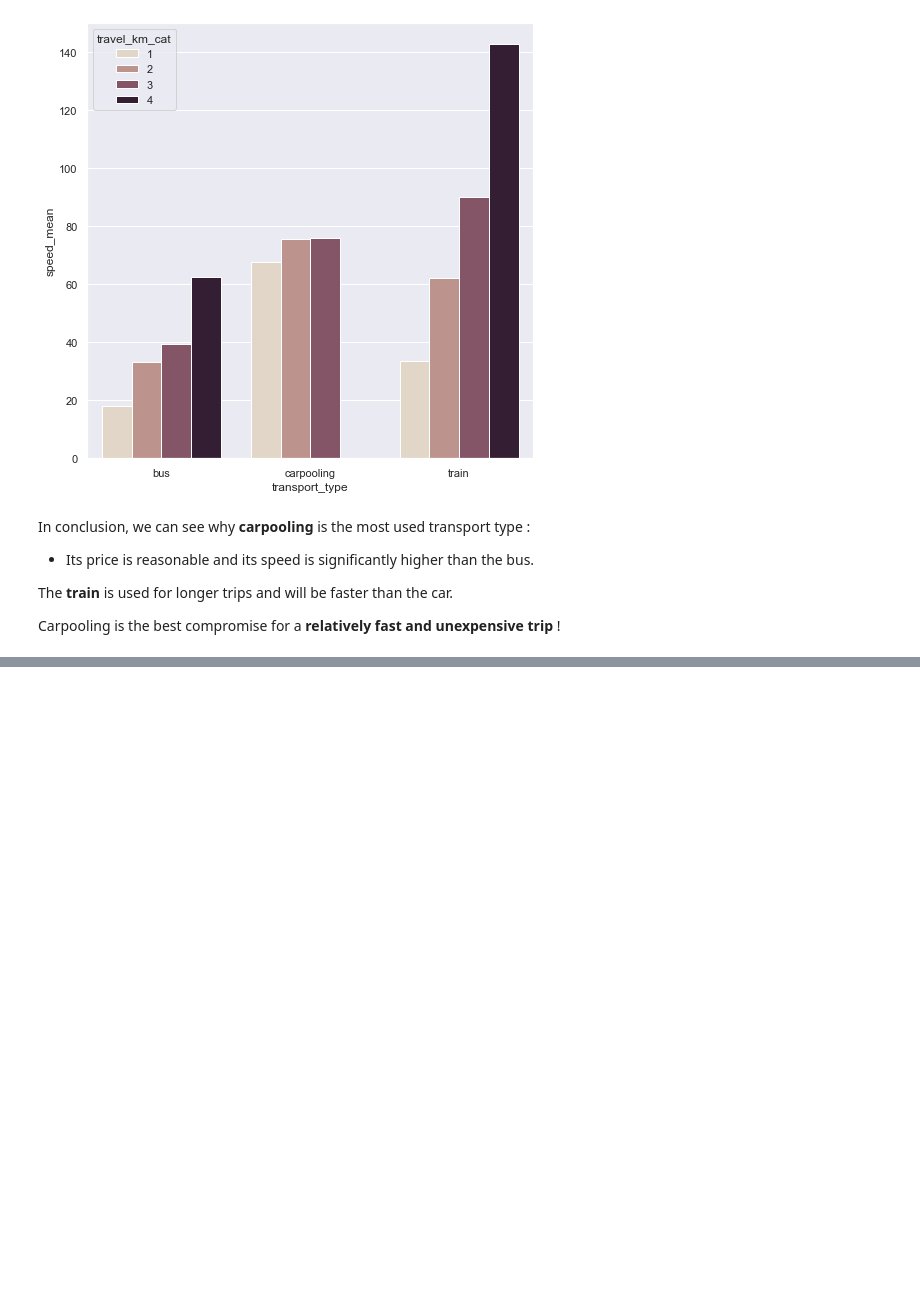
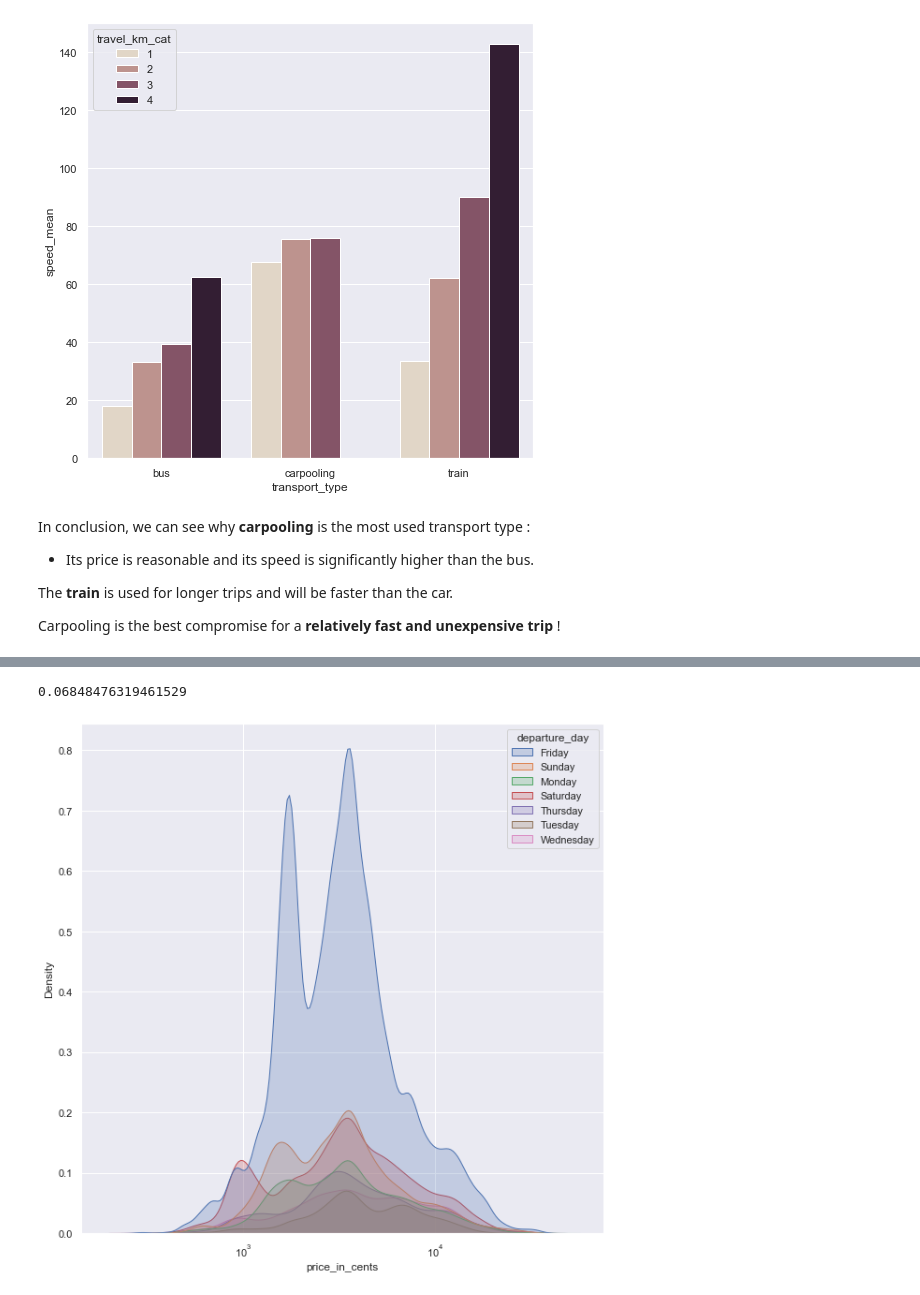
Before and after one commit to vinsJ/Tictactrip, a Jupyter notebook: DATA@DEBANDE-VINCENT.ipynb, the cells around one changed output, grey strips where cells are left out. Drawn from its saved outputs; the diff is of its cells as text; code cells hidden in the pictures; blank space fills up the shorter version.

```diff
--- a/DATA@DEBANDE-VINCENT.ipynb
+++ b/DATA@DEBANDE-VINCENT.ipynb
@@ -785,0 +885,13 @@ Carpooling is the best compromise for a **relatively fast and unexpensive trip**
+# %%
+test = data[['departure_day','price_in_cents']]
+
+plt.figure(figsize=(10,10))
+g = sns.kdeplot(data=test, x="price_in_cents", hue = "departure_day", shade = True, log_scale = True)
+
+cor, _ = spearmanr(data['departure_day'],data['price_in_cents'])
+print(cor)
+
+data.drop('departure_day', 1, inplace = True)
+# %% [output]
+0.06848476319461529
+[figure, added]
```
Also changed, not shown: parts of 20 cells of this notebook.
